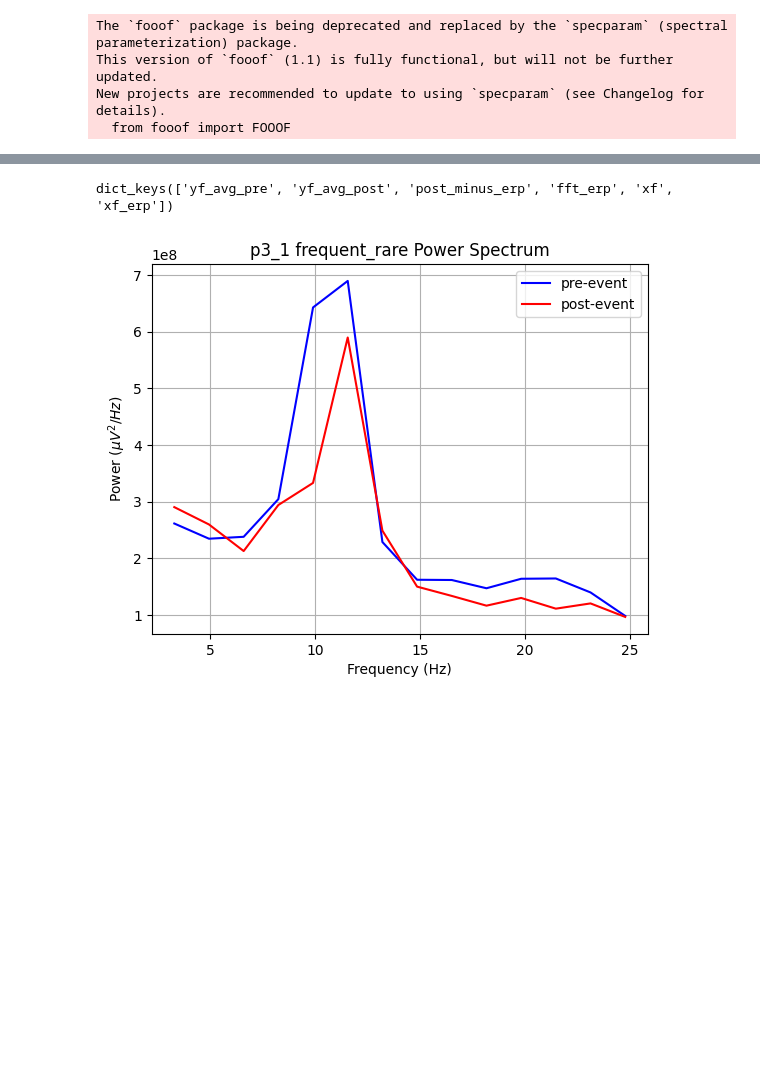
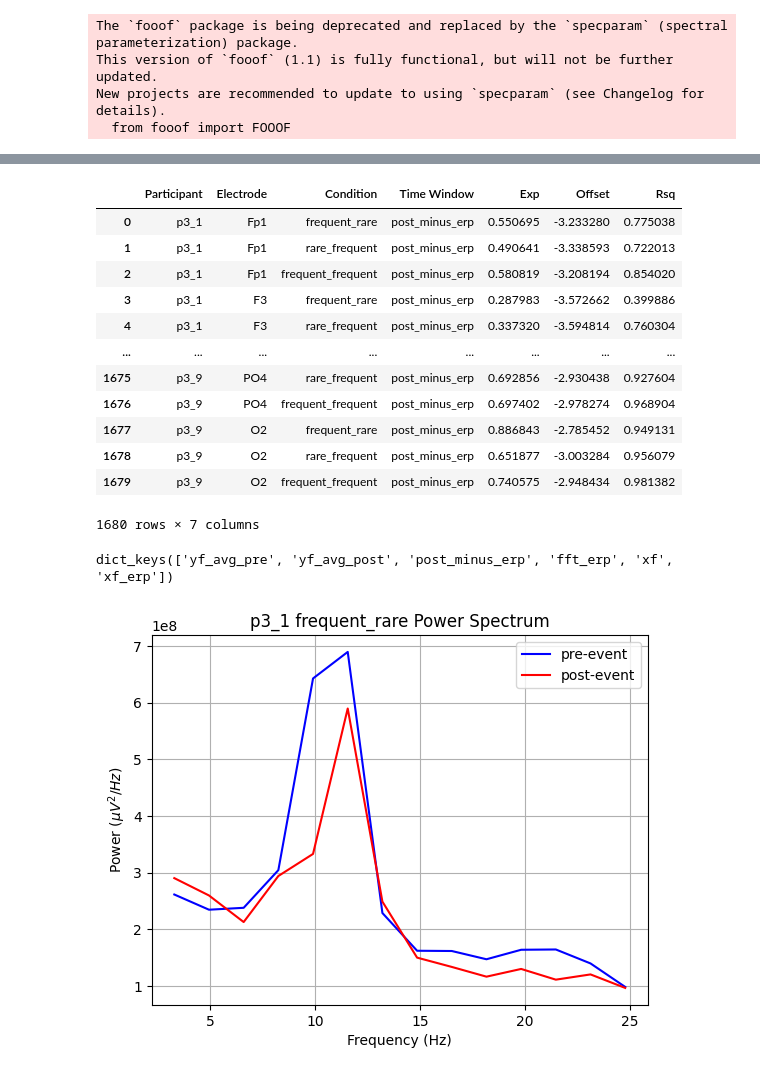
Before and after one commit to leoflur/EEG_ERP_Aperiodic_Analysis, a Jupyter notebook: Cygnus_Jnotebook_1_30_25.ipynb, the cells around one changed output, grey strips where cells are left out. Drawn from its saved outputs; the diff is of its cells as text; code cells hidden in the pictures; blank space fills up the shorter version.

```diff
--- a/Cygnus_Jnotebook_1_30_25.ipynb
+++ b/Cygnus_Jnotebook_1_30_25.ipynb
@@ -400,3 +351,19 @@ print(len(y_frequencies_dict['p3_1']['frequent_frequent']['fft_erp']))
+# %%
+y_frequencies_df
+# %% [output]
+|  | Participant | Electrode | Condition | Time Window | Exp | Offset | Rsq |
+| 0 | p3_1 | Fp1 | frequent_rare | post_minus_erp | 0.550695 | -3.233280 | 0.775038 |
+| 1 | p3_1 | Fp1 | rare_frequent | post_minus_erp | 0.490641 | -3.338593 | 0.722013 |
+| 2 | p3_1 | Fp1 | frequent_frequent | post_minus_erp | 0.580819 | -3.208194 | 0.854020 |
+| 3 | p3_1 | F3 | frequent_rare | post_minus_erp | 0.287983 | -3.572662 | 0.399886 |
+| 4 | p3_1 | F3 | rare_frequent | post_minus_erp | 0.337320 | -3.594814 | 0.760304 |
+| ... | ... | ... | ... | ... | ... | ... | ... |
+| 1675 | p3_9 | PO4 | rare_frequent | post_minus_erp | 0.692856 | -2.930438 | 0.927604 |
+| 1676 | p3_9 | PO4 | frequent_frequent | post_minus_erp | 0.697402 | -2.978274 | 0.968904 |
+| 1677 | p3_9 | O2 | frequent_rare | post_minus_erp | 0.886843 | -2.785452 | 0.949131 |
+| 1678 | p3_9 | O2 | rare_frequent | post_minus_erp | 0.651877 | -3.003284 | 0.956079 |
+| 1679 | p3_9 | O2 | frequent_frequent | post_minus_erp | 0.740575 | -2.948434 | 0.981382 |
+1680 rows × 7 columns
 # %%
 print(y_frequencies_dict['p3_4']['frequent_frequent'].keys())
 # %% [output]
```
Also changed, not shown: parts of 3 cells of this notebook, 1 other file.
